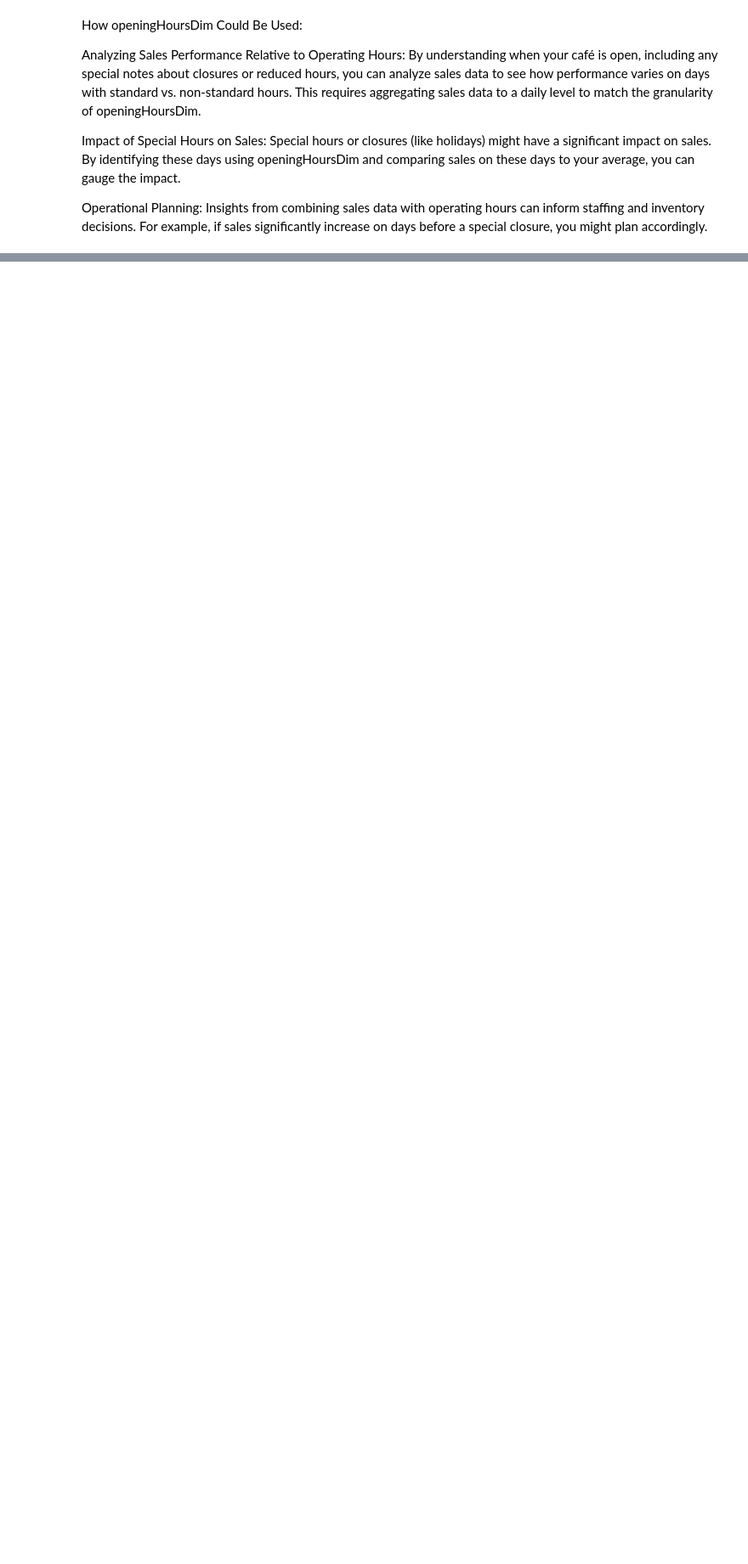
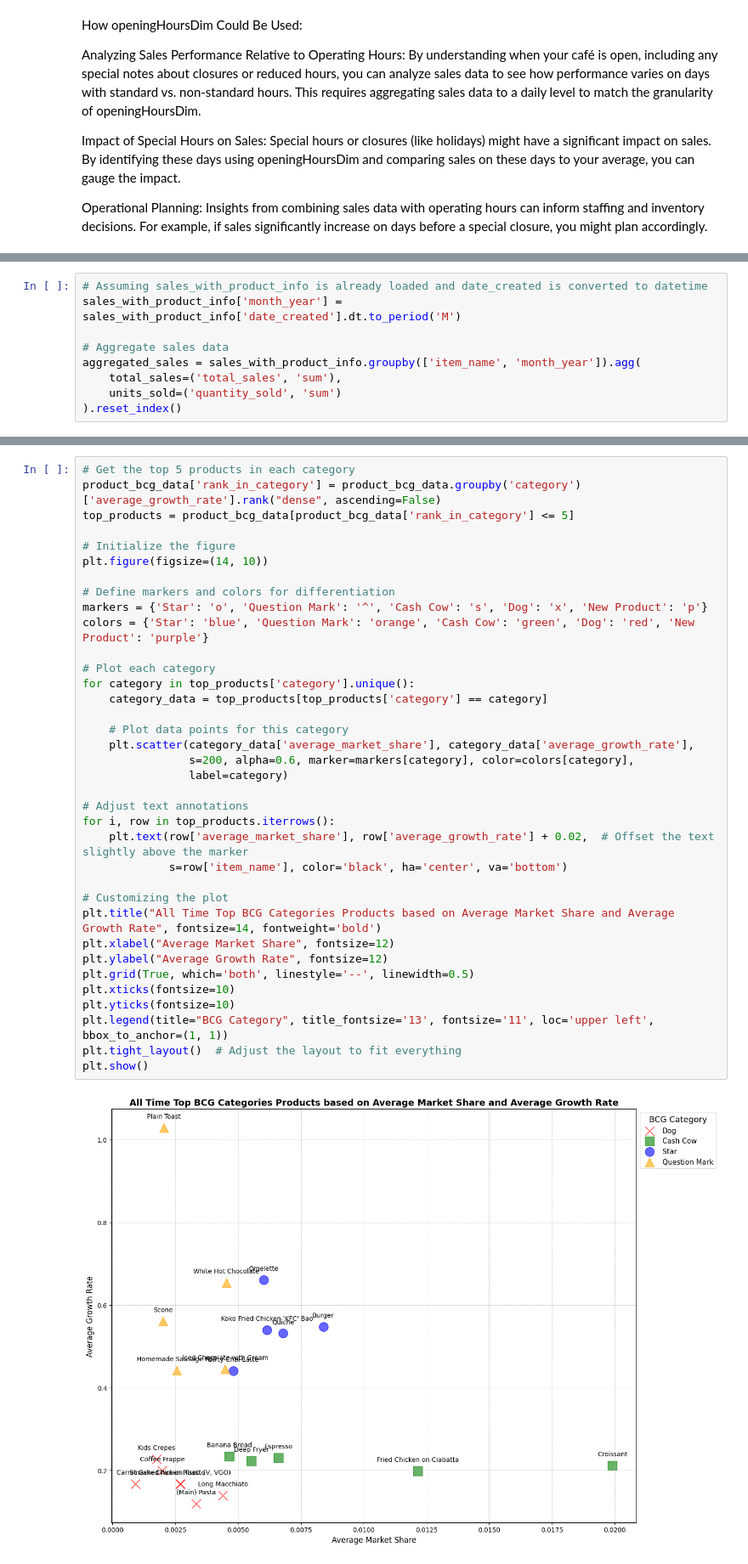
Before and after one commit to HanL1223/JR_Recommender, a Jupyter notebook: projects/cafe-analytics/product_analysis.ipynb, the cells around one changed output, grey strips where cells are left out. Shown at 85% size. Drawn from its saved outputs; the diff is of its cells as text; blank space fills up the shorter version.

Commit message:
product analysis

```diff
--- a/projects/cafe-analytics/product_analysis.ipynb
+++ b/projects/cafe-analytics/product_analysis.ipynb
@@ -123,0 +138,9 @@ profile_orders_sales.to_file("orders_sales_profile.html")
+# %%
+# Assuming sales_with_product_info is already loaded and date_created is converted to datetime
+sales_with_product_info['month_year'] = sales_with_product_info['date_created'].dt.to_period('M')
+
+# Aggregate sales data
+aggregated_sales = sales_with_product_info.groupby(['item_name', 'month_year']).agg(
+    total_sales=('total_sales', 'sum'),
+    units_sold=('quantity_sold', 'sum')
+).reset_index()
@@ -123,0 +258,38 @@ profile_orders_sales.to_file("orders_sales_profile.html")
+# %%
+# Get the top 5 products in each category
+product_bcg_data['rank_in_category'] = product_bcg_data.groupby('category')['average_growth_rate'].rank("dense", ascending=False)
+top_products = product_bcg_data[product_bcg_data['rank_in_category'] <= 5]
+
+# Initialize the figure
+plt.figure(figsize=(14, 10))
+
+# Define markers and colors for differentiation
+markers = {'Star': 'o', 'Question Mark': '^', 'Cash Cow': 's', 'Dog': 'x', 'New Product': 'p'}
+colors = {'Star': 'blue', 'Question Mark': 'orange', 'Cash Cow': 'green', 'Dog': 'red', 'New Product': 'purple'}
+
+# Plot each category
+for category in top_products['category'].unique():
+    category_data = top_products[top_products['category'] == category]
+
+    # Plot data points for this category
+    plt.scatter(category_data['average_market_share'], category_data['average_growth_rate'],
+                s=200, alpha=0.6, marker=markers[category], color=colors[category],
+                label=category)
+
+# Adjust text annotations
+for i, row in top_products.iterrows():
+    plt.text(row['average_market_share'], row['average_growth_rate'] + 0.02,  # Offset the text slightly above the marker
+             s=row['item_name'], color='black', ha='center', va='bottom')
+
+# Customizing the plot
+plt.title("All Time Top BCG Categories Products based on Average Market Share and Average Growth Rate", fontsize=14, fontweight='bold')
+plt.xlabel("Average Market Share", fontsize=12)
+plt.ylabel("Average Growth Rate", fontsize=12)
+plt.grid(True, which='both', linestyle='--', linewidth=0.5)
+plt.xticks(fontsize=10)
+plt.yticks(fontsize=10)
+plt.legend(title="BCG Category", title_fontsize='13', fontsize='11', loc='upper left', bbox_to_anchor=(1, 1))
+plt.tight_layout()  # Adjust the layout to fit everything
+plt.show()
+# %% [output]
+[figure, added]
```
Also changed, not shown: parts of 14 cells of this notebook.
